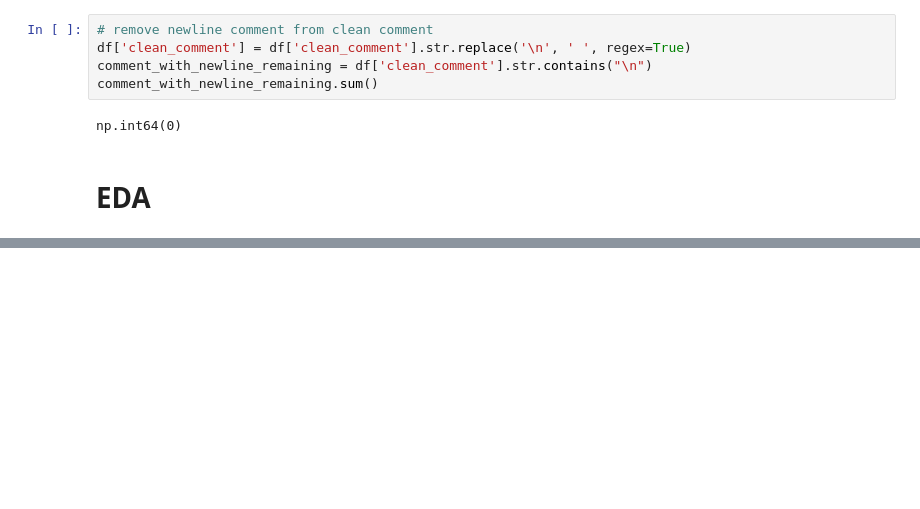
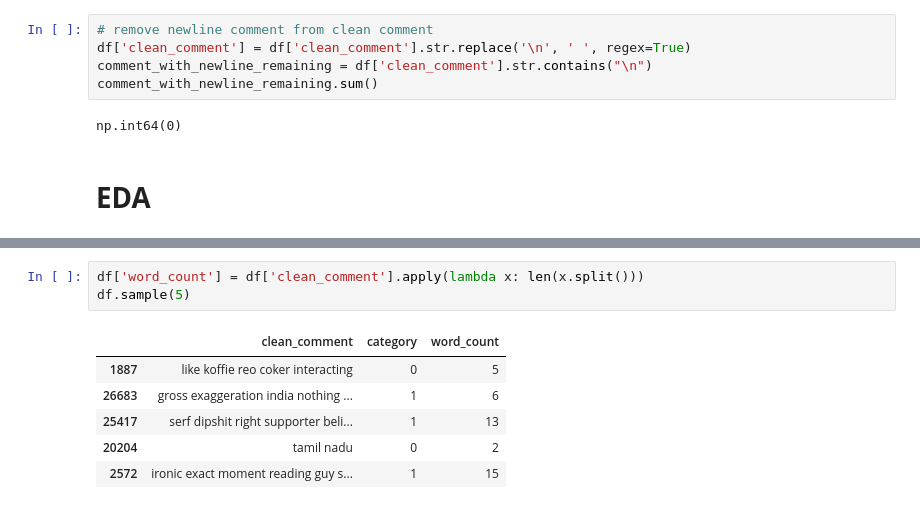
Before and after one commit to mohitrohda/YT_Comment_Sentimental_Analysis-ongoing-, a Jupyter notebook: YT_sentimental_analysis.ipynb, the cells around one changed output, grey strips where cells are left out. Drawn from its saved outputs; the diff is of its cells as text; blank space fills up the shorter version.

```diff
--- a/YT_sentimental_analysis.ipynb
+++ b/YT_sentimental_analysis.ipynb
@@ -132,0 +144,10 @@ ModuleNotFoundError: No module named 'seaborn'
+# %%
+df['word_count'] = df['clean_comment'].apply(lambda x: len(x.split()))
+df.sample(5)
+# %% [output]
+|  | clean_comment | category | word_count |
+| 1887 | like koffie reo coker interacting | 0 | 5 |
+| 26683 | gross exaggeration india nothing ... | 1 | 6 |
+| 25417 | serf dipshit right supporter beli... | 1 | 13 |
+| 20204 | tamil nadu | 0 | 2 |
+| 2572 | ironic exact moment reading guy s... | 1 | 15 |
```
Also changed, not shown: parts of 6 cells of this notebook.
